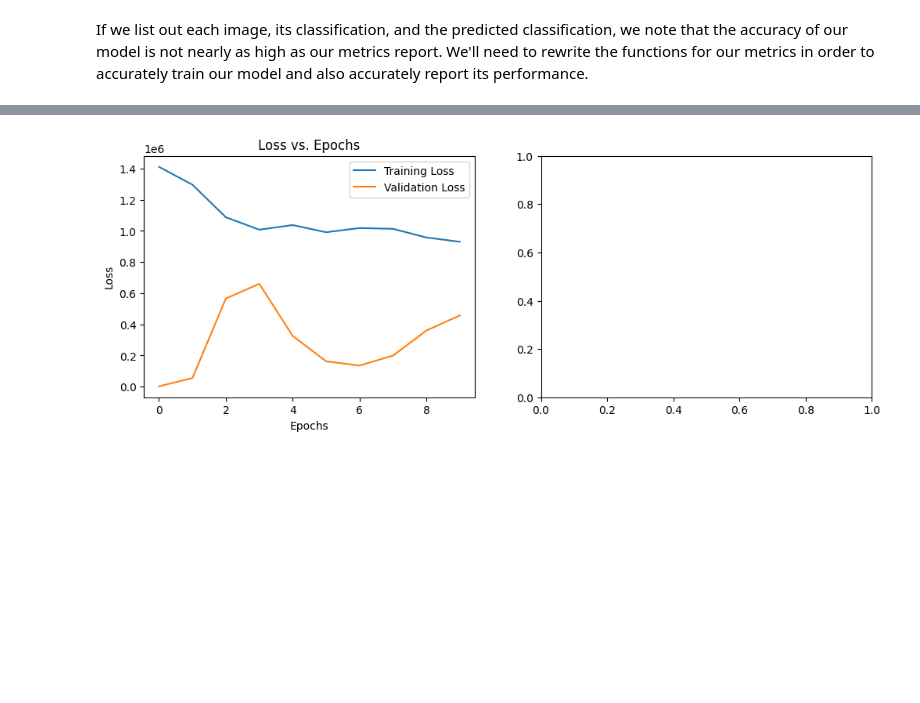
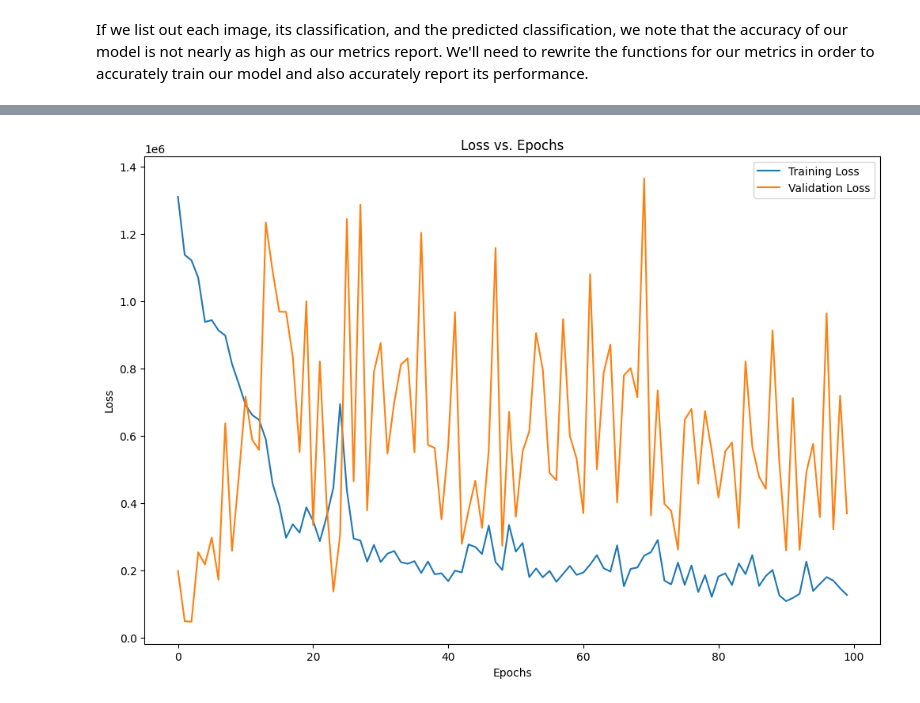
Before and after one commit to Cavesprout/ML-sick-tree-id, a Jupyter notebook: Checkpoint_2/Project_Checkpoint_3.ipynb, the cells around one changed output, grey strips where cells are left out. Cells and saved outputs as stored; diff of their text form; code cells hidden in the pictures; blank space fills up the shorter version.

```diff
--- a/Checkpoint_2/Project_Checkpoint_3.ipynb
+++ b/Checkpoint_2/Project_Checkpoint_3.ipynb
@@ -171,17 +168,15 @@ def clean_data_rgb(img_data, hyperparams):
 
     g = g * ((g / max_g) * 180)
 
-    print(r)
-
     return np.stack((r, g, b), axis=2)
 
 # Define Data Cleaning Procedure
-def clean_image(img_input, hyperparams):
+def clean_image(img_input, hyperparams=default_hyperparameters):
     img_arr = image.img_to_array(img_input)
     hsv_arr = tf.image.rgb_to_hsv(img_arr)
     hsv_arr = clean_data_hsv(hsv_arr, hyperparams)
     rgb_arr = tf.image.hsv_to_rgb(hsv_arr)
     rgb_arr = clean_data_rgb(rgb_arr, hyperparams)
     img_out = image.array_to_img(rgb_arr)
-
+    img_out = image.img_to_array(img_out)
     return img_out
@@ -487,3 +475,14 @@ Fusion layer= combine two neural networks
 # %%
 # Load only images that we are interested in for this model
 localization_df = img_df[img_df['classification'].isin(['sick', 'healthy'])]
+
+# Set bounding box
+
+# Prepare hyperparameters for data
+hyperparameters["resize_width"] = 224
+hyperparameters["resize_height"] = 224
+hyperparameters["resize_size"] = (224, 224)
+hyperparameters["batch_size"] = 8
+# Prepare hyperparameters for model training
+hyperparameters["num_epochs"] = 100
+hyperparameters["loss_function"] = 'categorical_crossentropy'
@@ -518,5 +499,5 @@ train_datagen = ImageDataGenerator(
     zoom_range=0.1,
     horizontal_flip=True,
     validation_split=0.2,
-    preprocessing_function=clean_data
+    preprocessing_function=clean_image
 )
@@ -539,24 +529,4 @@ train_datagen = ImageDataGenerator(
 # %%
-# Use tensorflow's Data Generator to create training and validation sets
-train_generator = train_datagen.flow_from_dataframe(
-    dataframe=localization_df,
-    x_col='file_name',
-    y_col=['x','y','width','height'],
-    target_size=(default_width, default_height),
-    batch_size=32,
-    class_mode='multi_output',
-    subset='training'
-)
-validation_generator = train_datagen.flow_from_dataframe(
-    dataframe=localization_df,
-    x_col='file_name',
-    y_col=['x','y','width','height'],
-    target_size=(default_width, default_height),
-    batch_size=32,
-    class_mode='multi_output',
-    shuffle=False,
-    subset='validation'
-)
 
 # Build model with chosen layers
 model = tf.keras.models.Sequential([
@@ -565,6 +535,8 @@ model = tf.keras.models.Sequential([
     tf.keras.layers.Conv2D(64, (3, 3), activation='relu'),
     tf.keras.layers.MaxPooling2D(2, 2),
     tf.keras.layers.Conv2D(128, (3, 3), activation='relu'),
+    tf.keras.layers.MaxPooling2D(2, 2),
+    tf.keras.layers.Conv2D(256, (3, 3), activation='relu'),
     tf.keras.layers.MaxPooling2D(2, 2),
     tf.keras.layers.Flatten(),
     tf.keras.layers.Dense(512, activation='relu'),
@@ -575,5 +547,5 @@ model = tf.keras.models.Sequential([
 model.compile(loss='mean_squared_error', optimizer='adam')
 
 # Train the model
-history = model.fit(train_generator, epochs=10, validation_data=validation_generator)
+history = model.fit(train_generator, epochs=hyperparameters["num_epochs"], validation_data=validation_generator)
 # %% [output]
@@ -597,20 +609,20 @@ Epoch 10/10
 # %%
 train_loss = history.history['loss']
 validation_loss = history.history['val_loss']
 
 # Plot Loss and Accuracy throughout training
-fig, (ax1, ax2) = plt.subplots(1, 2, figsize=(12, 4))
+fig, ax1 = plt.subplots(1, 1, figsize=(12, 8))
 
 ax1.plot(train_loss, label='Training Loss')
 ax1.plot(validation_loss, label='Validation Loss')
 ax1.set_title('Loss vs. Epochs')
 ax1.set_xlabel('Epochs')
 ax1.set_ylabel('Loss')
 ax1.legend()
 
 plt.show()
 # %% [output]
-[figure, old version]
+[figure, new version]
 # %%
 # When scaling images down, we need to reframe the bounding boxes in terms of their new size
 # %%
```
Also changed, not shown: parts of 45 cells of this notebook, 1 other file.
